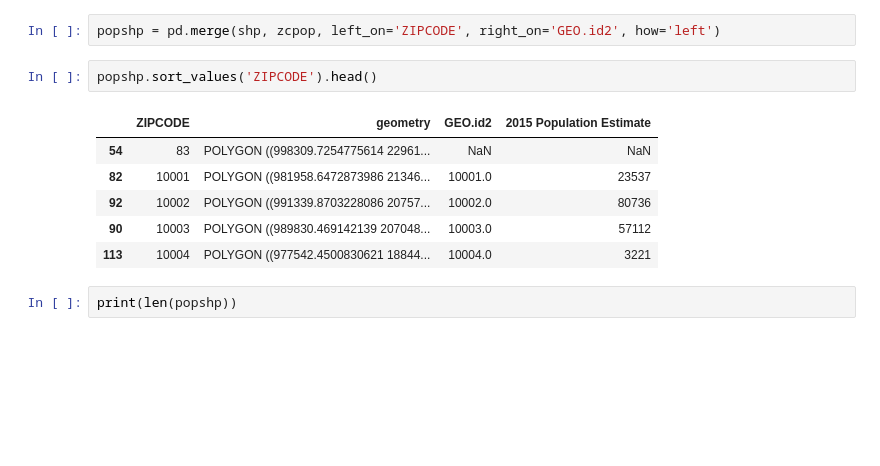
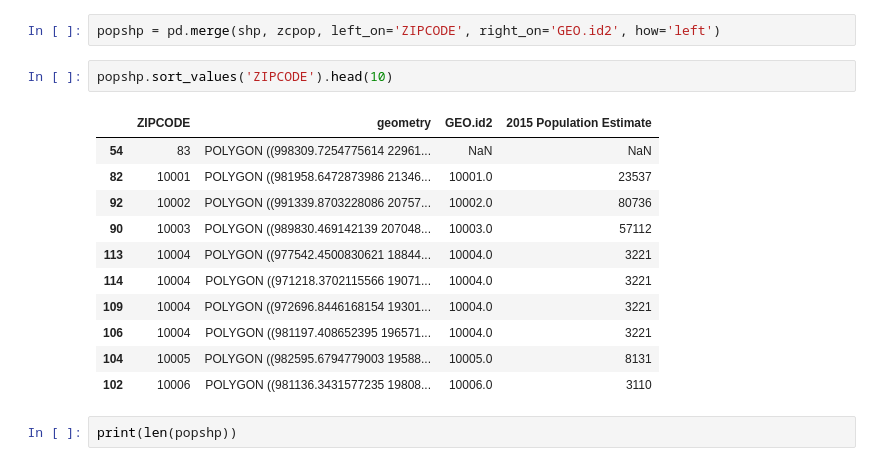
Before and after one commit to CUSPCivicAnalyticsFellows/311, a Jupyter notebook: 311_DOB_2015_Complaints_Violations_ZTA.ipynb, the cells around one changed output. Cells and saved outputs as stored; diff of their text form; blank space fills up the shorter version.

```diff
--- a/311_DOB_2015_Complaints_Violations_ZTA.ipynb
+++ b/311_DOB_2015_Complaints_Violations_ZTA.ipynb
@@ -92,14 +212,19 @@ shp['ZIPCODE'] = shp['ZIPCODE'].astype(int)
 # %%
 popshp = pd.merge(shp, zcpop, left_on='ZIPCODE', right_on='GEO.id2', how='left')
 # %%
-popshp.sort_values('ZIPCODE').head()
+popshp.sort_values('ZIPCODE').head(10)
 # %% [output]
 |  | ZIPCODE | geometry | GEO.id2 | 2015 Population Estimate |
 | 54 | 83 | POLYGON ((998309.7254775614 22961... | NaN | NaN |
 | 82 | 10001 | POLYGON ((981958.6472873986 21346... | 10001.0 | 23537 |
 | 92 | 10002 | POLYGON ((991339.8703228086 20757... | 10002.0 | 80736 |
 | 90 | 10003 | POLYGON ((989830.469142139 207048... | 10003.0 | 57112 |
 | 113 | 10004 | POLYGON ((977542.4500830621 18844... | 10004.0 | 3221 |
+| 114 | 10004 | POLYGON ((971218.3702115566 19071... | 10004.0 | 3221 |
+| 109 | 10004 | POLYGON ((972696.8446168154 19301... | 10004.0 | 3221 |
+| 106 | 10004 | POLYGON ((981197.408652395 196571... | 10004.0 | 3221 |
+| 104 | 10005 | POLYGON ((982595.6794779003 19588... | 10005.0 | 8131 |
+| 102 | 10006 | POLYGON ((981136.3431577235 19808... | 10006.0 | 3110 |
 # %%
 print(len(popshp))
 # %% [output]
```
Also changed, not shown: parts of 29 cells of this notebook.
